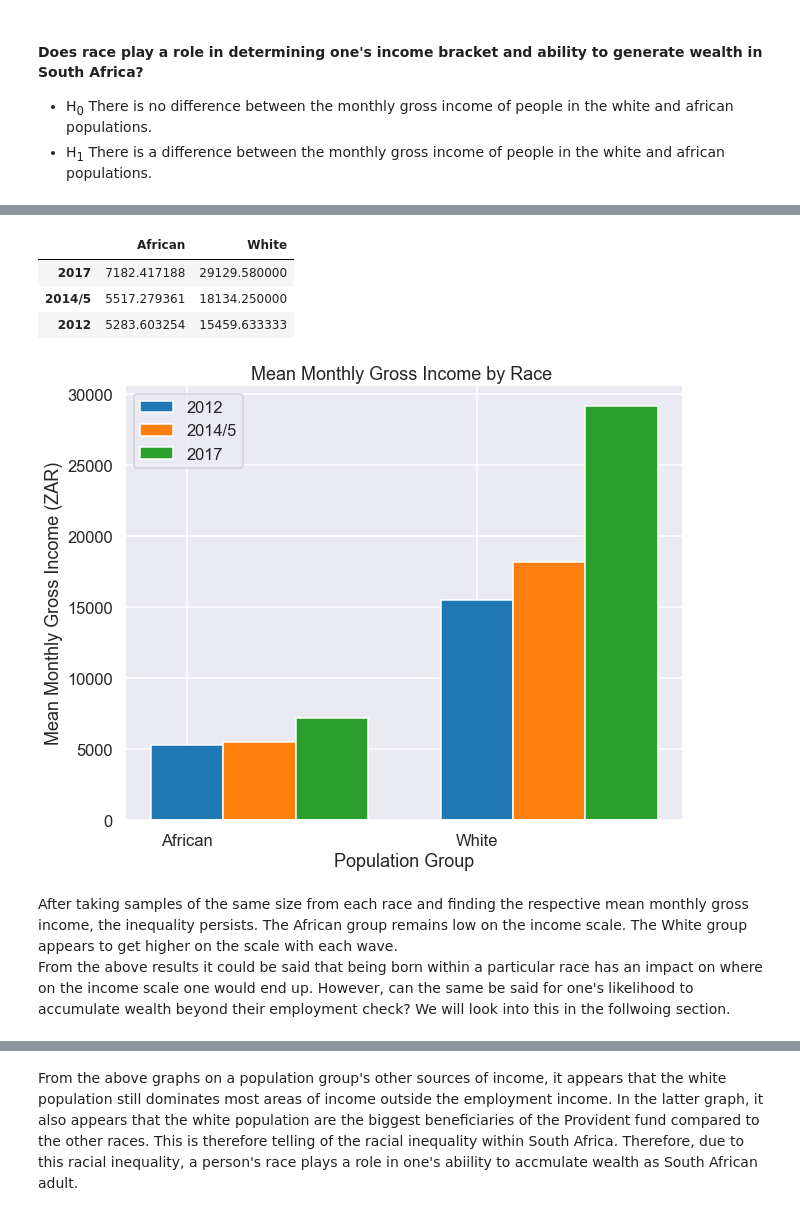
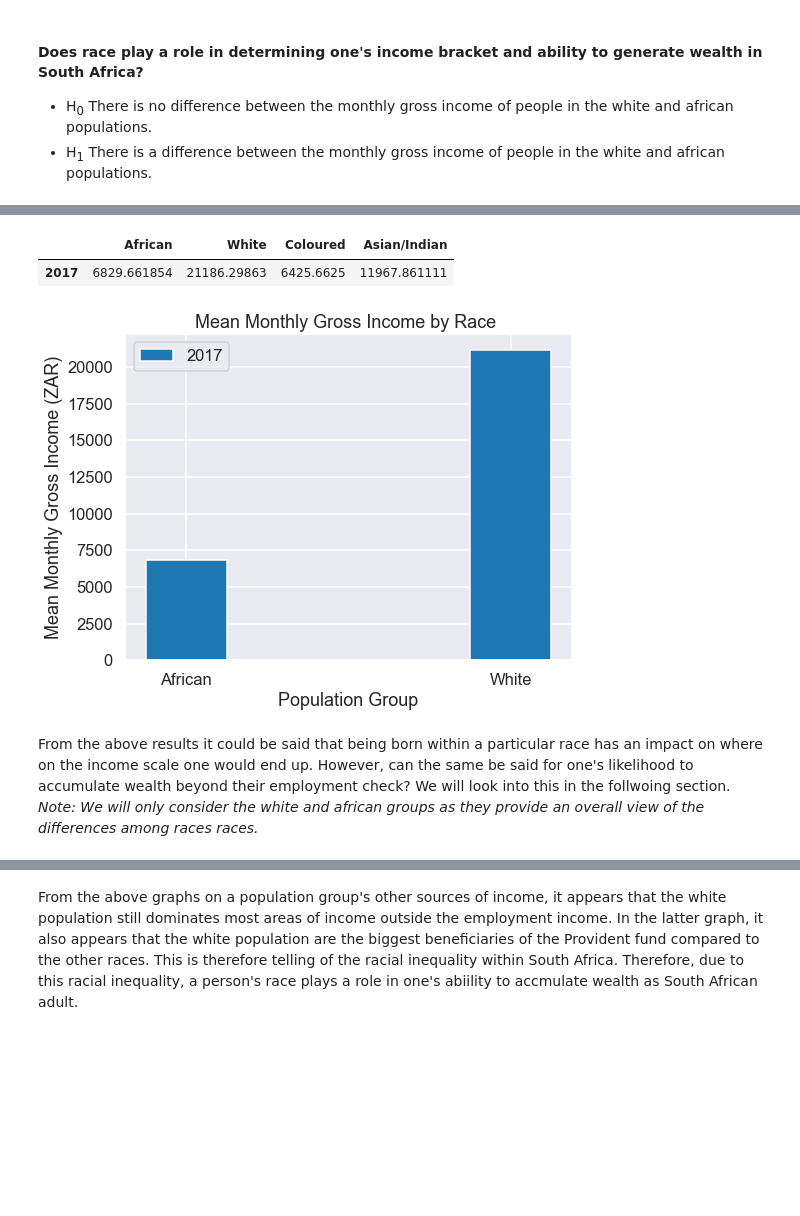
Before and after one commit to DAE-Mini-Project/DEA-Code, a Jupyter notebook: DaeCode.ipynb, the cells around one changed output, grey strips where cells are left out. Cells and saved outputs as stored; diff of their text form; code cells hidden in the pictures; blank space fills up the shorter version.

```diff
--- a/DaeCode.ipynb
+++ b/DaeCode.ipynb
@@ -985,61 +838,40 @@ Name: w3_a_em1inc, dtype: float64
-# %%
-# Here, we take samples of 150 rows for each population and find the mean monthly gross income
-
-w5_afri_smpl = df_nonzero.loc[df_nonzero['w5_a_popgrp']=="African",'w5_a_em1inc'].sample(frac =0.5, random_state = 150).mean()
-w4_afri_smpl = df2_nonzero.loc[df2_nonzero['w4_a_popgrp']=="African",'w4_a_em1inc'].sample(frac=0.5, random_state = 150).mean()
-w3_afri_smpl = df1_nonzero.loc[df1_nonzero['w3_a_popgrp']=="African",'w3_a_em1inc'].sample(frac=0.5, random_state = 150).mean()
-
-#w5_col_smpl = df_nonzero.loc[df_nonzero['w5_a_popgrp']=="Coloured",'w5_a_em1inc'].sample(frac = 0.5, random_state = 150).mean()
-#w4_col_smpl = df2_nonzero.loc[df2_nonzero['w4_a_popgrp']=="Coloured",'w4_a_em1inc'].sample(frac = 0.5, random_state = 150).mean()
-##w3_col_smpl = df1_nonzero.loc[df1_nonzero['w3_a_popgrp']=="Coloured",'w3_a_em1inc'].sample(frac = 0.5, random_state = 150).mean()
-
-#w5_asIn_smpl = df_nonzero.loc[df_nonzero['w5_a_popgrp']=="Asian/Indian",'w5_a_em1inc'].sample(frac=0.5, random_state = 150).mean()
-#w4_asIn_smpl = df2_nonzero.loc[df2_nonzero['w4_a_popgrp']=="Asian/Indian",'w4_a_em1inc'].sample(frac=0.5, random_state = 150).mean()
-#w3_asIn_smpl = df1_nonzero.loc[df1_nonzero['w3_a_popgrp']=="Asian/Indian",'w3_a_em1inc'].sample(frac=0.5, random_state = 150).mean()
-
-w5_yt_smpl = df_nonzero.loc[df_nonzero['w5_a_popgrp']=="White",'w5_a_em1inc'].sample(frac=0.5, random_state = 150).mean()
-w4_yt_smpl = df2_nonzero.loc[df2_nonzero['w4_a_popgrp']=="White",'w4_a_em1inc'].sample(frac=0.5, random_state = 150).mean()
-w3_yt_smpl = df1_nonzero.loc[df1_nonzero['w3_a_popgrp']=="White",'w3_a_em1inc'].sample(frac=0.5, random_state = 150).mean()
-
-list1 = [w5_afri_smpl,w4_afri_smpl,w3_afri_smpl]
-#list2 = [w5_col_smpl,w4_col_smpl,w3_col_smpl]
-#list3 = [w5_asIn_smpl,w4_asIn_smpl,w3_asIn_smpl]
-list4 = [w5_yt_smpl,w4_yt_smpl,w3_yt_smpl]
-
-
-incomeByRace = pd.DataFrame(list(zip(list1,list4)), index=["2017","2014/5","2012"], columns = ["African","White"])
-incomeByRace
-# %% [output]
-|  | African | White |
-| 2017 | 7182.417188 | 29129.580000 |
-| 2014/5 | 5517.279361 | 18134.250000 |
-| 2012 | 5283.603254 | 15459.633333 |
+# %%
+# Here, we take samples of 150 rows for each population and find the mean monthly gross income
+
+w5_afri_smpl = Income_Details.loc[Personal_Details['Population_Group']=="African",'Primary_Gross_Income_Month'].mean()
+w5_col_smpl = Income_Details.loc[Personal_Details['Population_Group']=="Coloured",'Primary_Gross_Income_Month'].mean()
+w5_asIn_smpl = Income_Details.loc[Personal_Details['Population_Group']=="Asian/Indian",'Primary_Gross_Income_Month'].mean()
+w5_yt_smpl = Income_Details.loc[Personal_Details['Population_Group']=="White",'Primary_Gross_Income_Month'].mean()
+
+list1 = [w5_afri_smpl]
+list2 = [w5_yt_smpl]
+list3 = [w5_col_smpl]
+list4 = [w5_asIn_smpl]
+incomeByRace = pd.DataFrame(list(zip(list1,list2, list3,list4)), index= ['2017'], columns = ["African","White", 'Coloured','Asian/Indian'])
+incomeByRace
+# %% [output]
+|  | African | White | Coloured | Asian/Indian |
+| 2017 | 6829.661854 | 21186.29863 | 6425.6625 | 11967.861111 |
 # %%
-X = list(incomeByRace.columns)
+X = ['African','White']
 
-Y_w5 = [7182.417188,29129.580000]
-Y_w4 = [5517.279361,18134.250000]
-Y_w3 = [5283.603254,15459.633333]
+Y_w5 = [6829.661854,21186.29863]
 
-X_axis = np.arange(len(X))
+plt.figure(figsize=(8,6))
 
-fig, ax = plt.subplots(figsize=(10,8))
-plt.bar(X_axis + 0.0, Y_w3, 0.25, label = '2012')
-plt.bar(X_axis + 0.25, Y_w4, 0.25, label = '2014/5')
-plt.bar(X_axis + 0.5, Y_w5, 0.25, label = '2017')
+plt.bar(X, Y_w5, 0.25, label = '2017')
 
-plt.xticks(X_axis,X)
 plt.xlabel("Population Group")
 plt.ylabel("Mean Monthly Gross Income (ZAR)")
 plt.title("Mean Monthly Gross Income by Race ")
 plt.legend()
 plt.show()
 # %% [output]
-[figure, old version]
+[figure, new version]
 # %% [markdown]
-After taking samples of the same size from each race and finding the respective mean monthly gross income, the inequality persists. The African group remains low on the income scale. The White group appears to get higher on the scale with each wave. <br>
 From the above results it could be said that being born within a particular race has an impact on where on the income scale one would end up. However, can the same be said for one's likelihood to accumulate wealth beyond their employment check?
-We will look into this in the follwoing section.
+We will look into this in the follwoing section. <br>
+*Note: We will only consider the white and african groups as they provide an overall view of the differences among races races.*
 # %%
 # Here we use the 2017 data to futher determine the impact of race on other sources of income.
 other_income_variables = ["Share_Profit_Year","Extra_Income_Year","Secondary_Gross_Income", "Private_Retirement_Annuity_Amount","Rental_Income_Amount","Interest_Earnings_Amount", "Inheritances_Amount","Lobola_Amount", "Gifts_Amount", "Loan_Repayments_Amount", "Sale_Household_Goods_Amount", "Other_Income_Value"]
```
Also changed, not shown: parts of 34 cells of this notebook.
